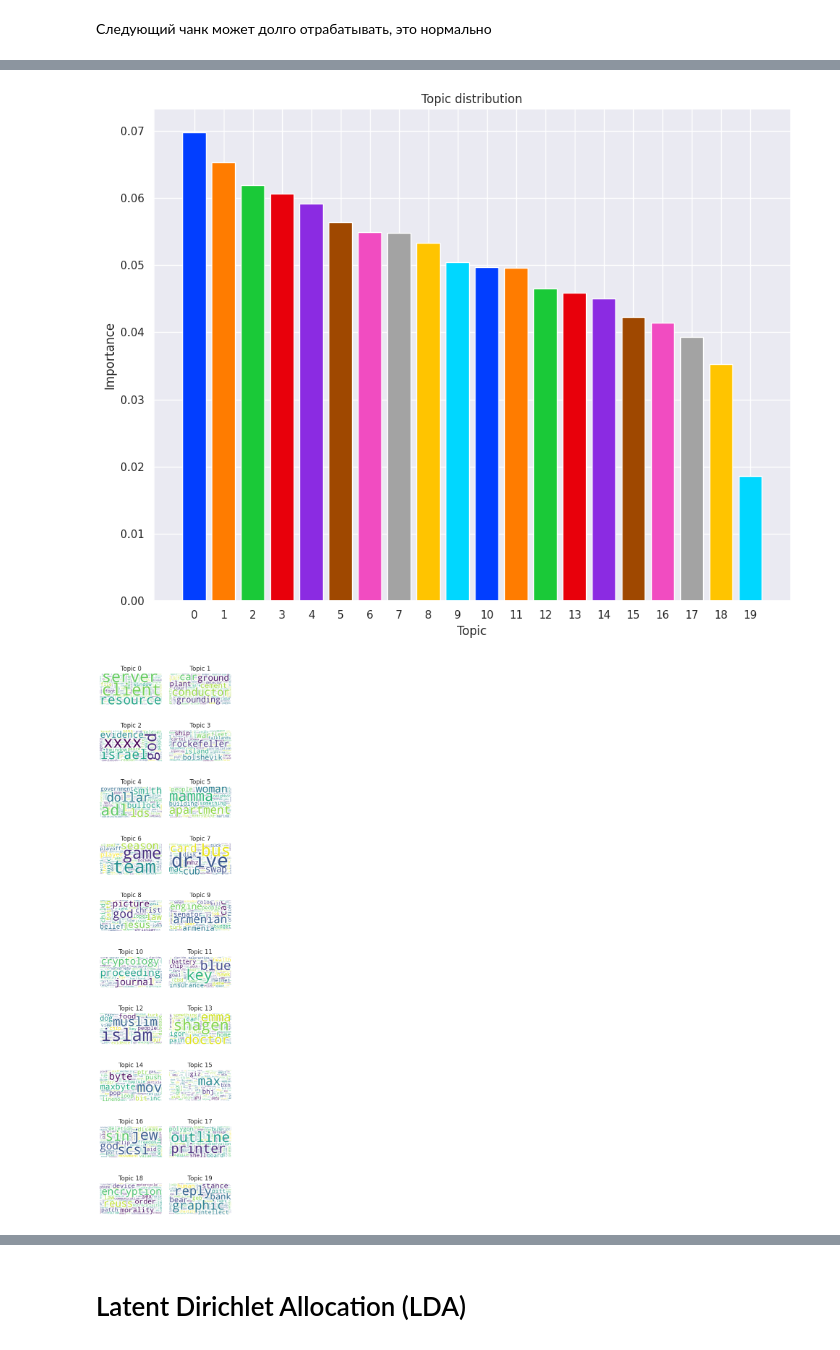
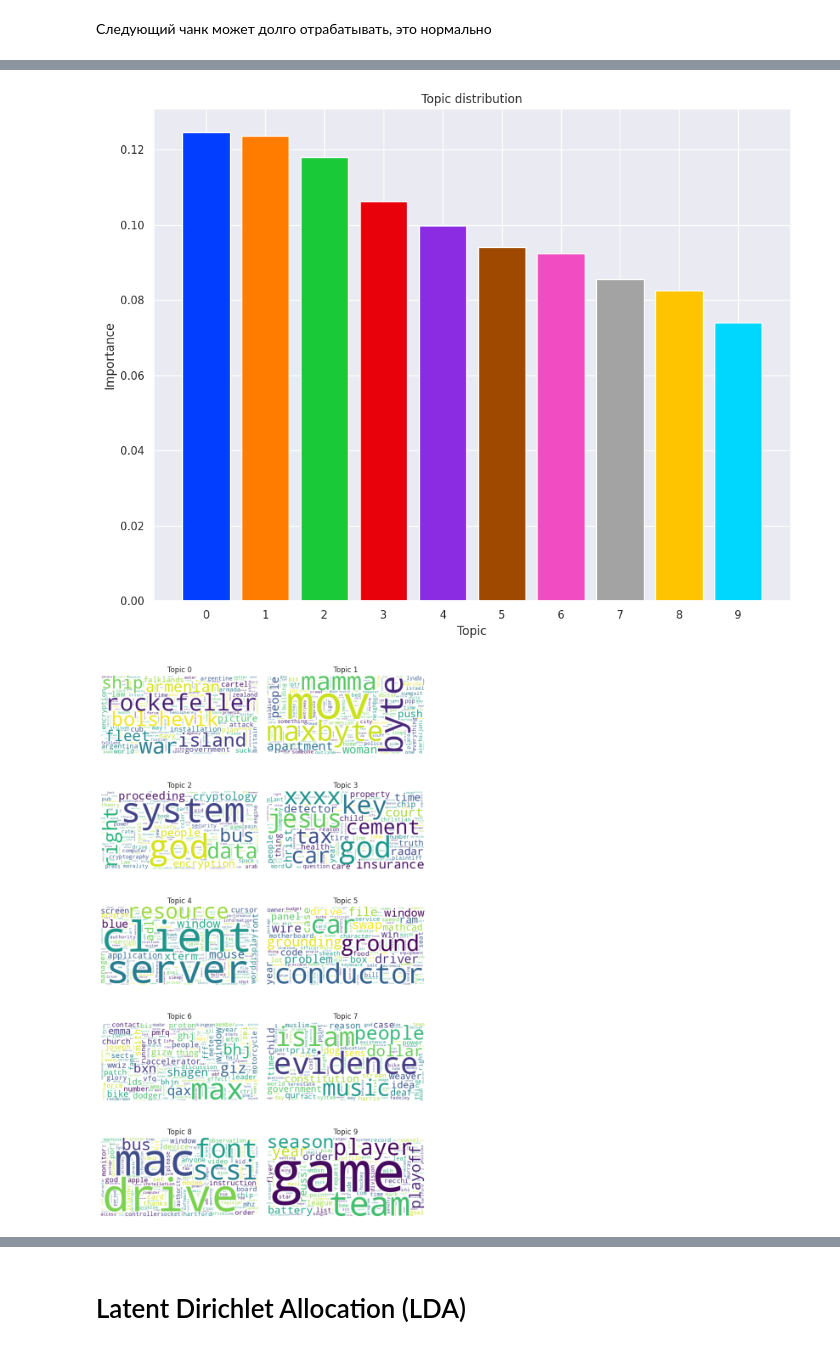
Before and after one commit to SerMisterMish/Statistical_and_Machine_Learning, a Jupyter notebook: unsupervised_learning/Topic modeling/topic_modeling.ipynb, the cells around one changed output, grey strips where cells are left out. Drawn from its saved outputs; the diff is of its cells as text; code cells hidden in the pictures.

```diff
--- a/unsupervised_learning/Topic modeling/topic_modeling.ipynb
+++ b/unsupervised_learning/Topic modeling/topic_modeling.ipynb
@@ -202,7 +192,7 @@ Number of words:     8939
 # %% [markdown]
 Следующий чанк может долго отрабатывать, это нормально
 # %%
-n_topics = 20
+n_topics = 10
 plsa = PLSA(plsa_corpus, n_topics, True)
 plsa_res = plsa.fit(max_iter=100)
 # plsa_res = plsa.best_of(3, max_iter=100)
@@ -218,13 +206,13 @@ fig, ax = plt.subplots()
 plsa_vis.topics(ax)
 fig.tight_layout()
 # %% [output]
-[figure, old version]
+[figure, new version]
 # %%
-fig = plt.figure(figsize=(4, 16))
+fig = plt.figure(figsize=(8, 14), dpi=100)
 plsa_vis.wordclouds(fig)
 plt.show()
 # %% [output]
-[figure, old version]
+[figure, new version]
 # %%
 print(plsa_corpus.raw[0])
 fig, ax = plt.subplots()
```
Also changed, not shown: parts of 14 cells of this notebook.
